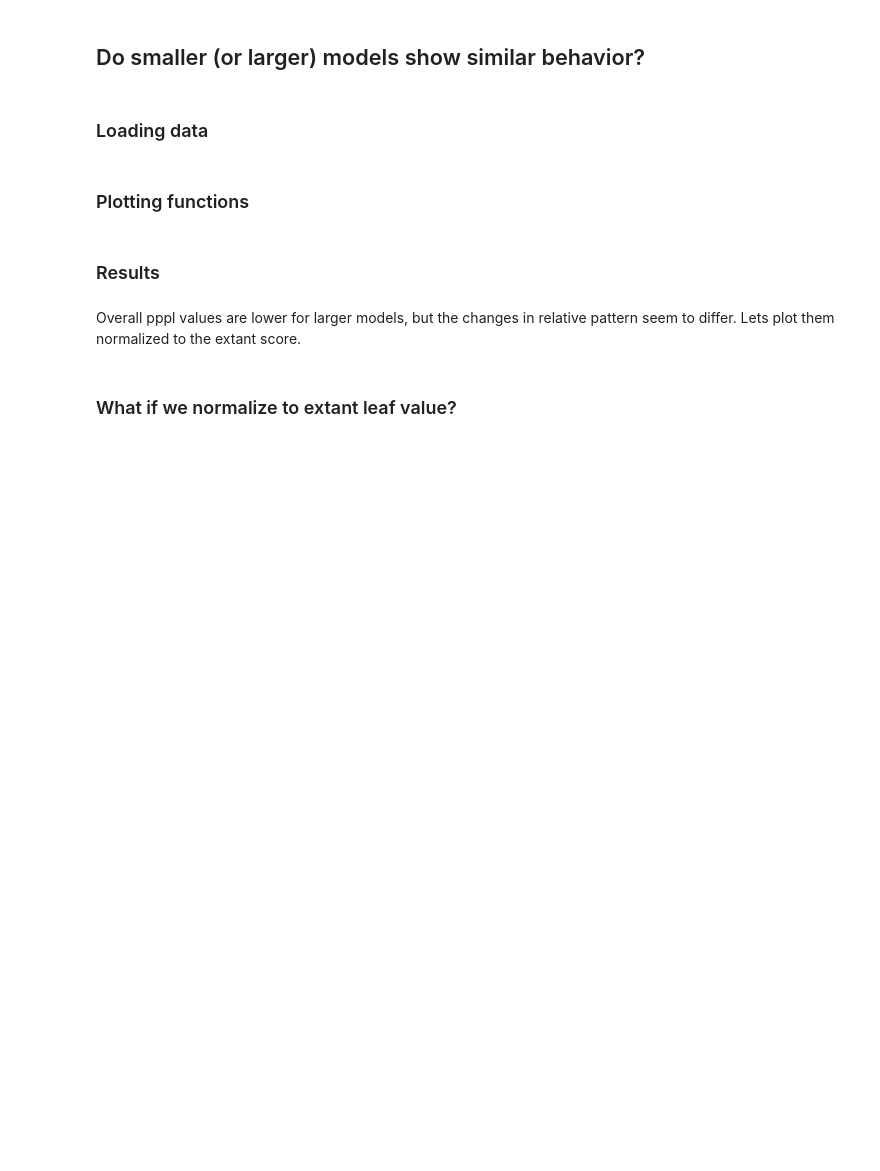
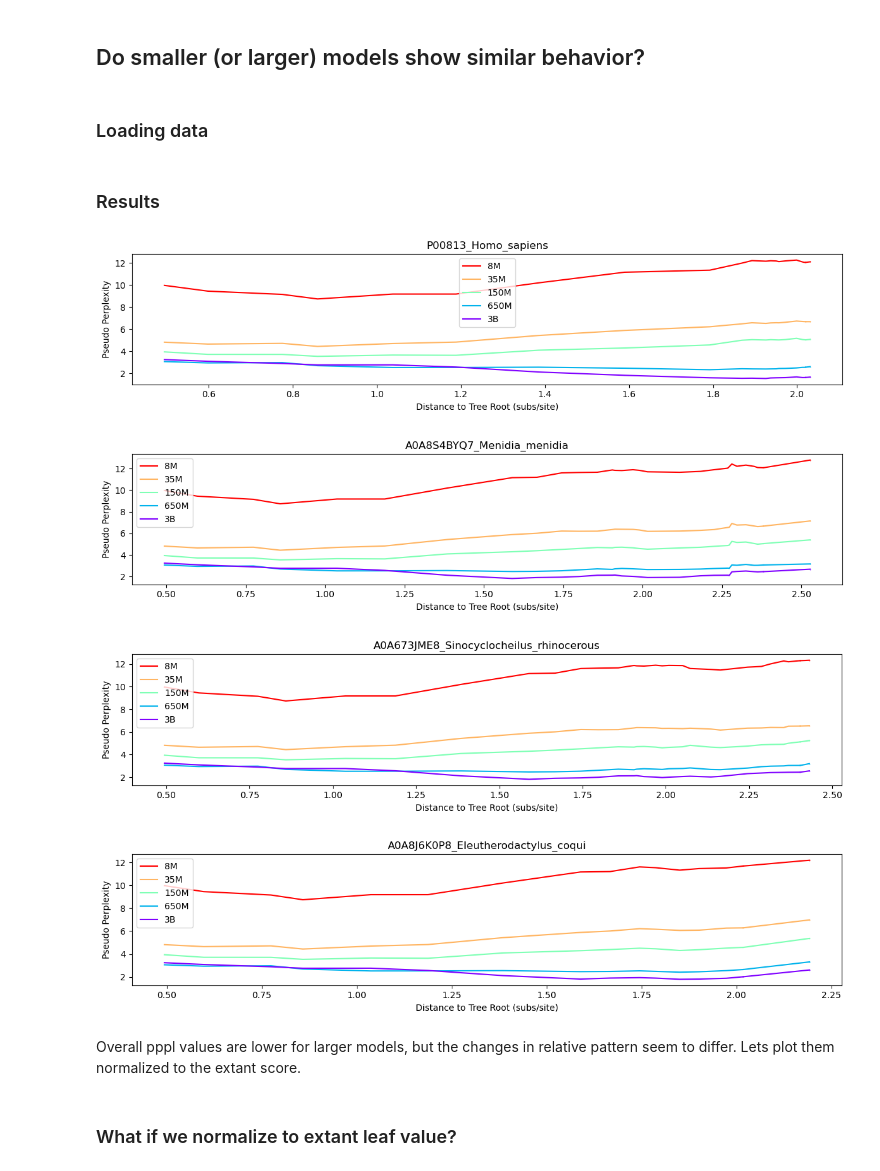
Before and after one commit to Arcadia-Science/2025-asr-plms, a Jupyter notebook: analyze_asr_esm2_complete.ipynb, the cells around one changed output. Cells and saved outputs as stored; diff of their text form; code cells hidden in the pictures; blank space fills up the shorter version.

```diff
--- a/analyze_asr_esm2_complete.ipynb
+++ b/analyze_asr_esm2_complete.ipynb
@@ -278,13 +206,8 @@ Perhaps suggests ESM2 is actually learning some evolutionary signal and knows th
 # %%
-small_model_scores = pd.read_csv('/Users/isabel/Documents/ASR/temp_asr_plm/all_ADA1_seqs_for_esm2_scoring_8M.csv')
-med_model_scores = pd.read_csv('/Users/isabel/Documents/ASR/temp_asr_plm/all_ADA1_seqs_for_esm2_scoring_35M.csv')
-large_model_scores = pd.read_csv('/Users/isabel/Documents/ASR/temp_asr_plm/all_ADA1_seqs_for_esm2_scoring_150M.csv')
-
-df1 = pd.read_csv('/Users/isabel/Documents/ASR/temp_asr_plm/human_remaining_3B.csv')
-df2 = pd.read_csv('/Users/isabel/Documents/ASR/temp_asr_plm/human_2more_3B.csv')
-df3 = pd.read_csv('/Users/isabel/Documents/ASR/temp_asr_plm/human_just3_3B.csv')
-df4 = pd.read_csv('/Users/isabel/Documents/ASR/temp_asr_plm/remaining_ADA1_3B.csv')
-huge_model_scores = pd.concat([df1, df2, df3, df4])
+small_model_scores = pd.read_csv('ADA1_all_esm2_scores_8M.csv')
+med_model_scores = pd.read_csv('ADA1_all_esm2_scores_35M.csv')
+large_model_scores = pd.read_csv('ADA1_all_esm2_scores_150M.csv')
+huge_model_scores = pd.read_csv('ADA1_all_esm2_scores_3B.csv')
 
 small_model_scores['ML prob'] = small_model_scores['sequence_id'].apply(lambda x: np.mean([max(x) for x in probs_dict[x]]) if x in probs_dict else np.nan)
 small_model_scores['bl_to_root'] = small_model_scores['sequence_id'].apply(lambda x: calc_branch_length_to_root_node(tree, x[4:]) if x.startswith('node') else calc_branch_length_to_root_leaf(tree, x))
@@ -297,5 +220,3 @@ large_model_scores['bl_to_root'] = large_model_scores['sequence_id'].apply(lambd
 
 huge_model_scores['ML prob'] = huge_model_scores['sequence_id'].apply(lambda x: np.mean([max(x) for x in probs_dict[x]]) if x in probs_dict else np.nan)
 huge_model_scores['bl_to_root'] = huge_model_scores['sequence_id'].apply(lambda x: calc_branch_length_to_root_node(tree, x[4:]) if x.startswith('node') else calc_branch_length_to_root_leaf(tree, x))
-# %% [markdown]
-### Plotting functions
@@ -367,12 +223,17 @@ def plot_multiple_evo_lines(score_dfs_leaves_labels, tree, normalize=True):
 # %% [markdown]
 ### Results
 # %%
+from data_processing import plot_multiple_evo_lines
+
 plot_multiple_evo_lines([(small_model_scores, 'P00813_Homo_sapiens', '8M'),(med_model_scores, 'P00813_Homo_sapiens', '35M'),(large_model_scores, 'P00813_Homo_sapiens', '150M'),(all_scores, 'P00813_Homo_sapiens', '650M'),(huge_model_scores, 'P00813_Homo_sapiens', '3B')], tree, normalize = False)
-#plot_multiple_evo_lines([(small_model_scores, 'A0A4U1F994_Monodon_monoceros', '8M'),(med_model_scores, 'A0A4U1F994_Monodon_monoceros', '35M'),(large_model_scores, 'A0A4U1F994_Monodon_monoceros', '150M'),(all_scores, 'A0A4U1F994_Monodon_monoceros', '650M'),(huge_model_scores, 'A0A4U1F994_Monodon_monoceros', '3B')], tree, normalize = False)
 plot_multiple_evo_lines([(small_model_scores, 'A0A8S4BYQ7_Menidia_menidia', '8M'),(med_model_scores, 'A0A8S4BYQ7_Menidia_menidia', '35M'),(large_model_scores, 'A0A8S4BYQ7_Menidia_menidia', '150M'),(all_scores, 'A0A8S4BYQ7_Menidia_menidia', '650M'),(huge_model_scores, 'A0A8S4BYQ7_Menidia_menidia', '3B')], tree, normalize = False)
 plot_multiple_evo_lines([(small_model_scores, 'A0A673JME8_Sinocyclocheilus_rhinocerous', '8M'),(med_model_scores, 'A0A673JME8_Sinocyclocheilus_rhinocerous', '35M'),(large_model_scores, 'A0A673JME8_Sinocyclocheilus_rhinocerous', '150M'),(all_scores, 'A0A673JME8_Sinocyclocheilus_rhinocerous', '650M'),(huge_model_scores, 'A0A673JME8_Sinocyclocheilus_rhinocerous', '3B')], tree, normalize = False)
-#plot_multiple_evo_lines([(small_model_scores, 'A0A8J6K0P8_Eleutherodactylus_coqui', '8M'),(med_model_scores, 'A0A8J6K0P8_Eleutherodactylus_coqui', '35M'),(large_model_scores, 'A0A8J6K0P8_Eleutherodactylus_coqui', '150M'),(all_scores, 'A0A8J6K0P8_Eleutherodactylus_coqui', '650M'),(huge_model_scores, 'A0A8J6K0P8_Eleutherodactylus_coqui', '3B')], tree, normalize = False)
-#plot_multiple_evo_lines([(small_model_scores, 'A0A7L3PJ11_Xiphorhynchus_elegans', '8M'),(med_model_scores, 'A0A7L3PJ11_Xiphorhynchus_elegans', '35M'),(large_model_scores, 'A0A7L3PJ11_Xiphorhynchus_elegans', '150M'),(all_scores, 'A0A7L3PJ11_Xiphorhynchus_elegans', '650M'),(huge_model_scores, 'A0A7L3PJ11_Xiphorhynchus_elegans', '3B')], tree, normalize = False)
+plot_multiple_evo_lines([(small_model_scores, 'A0A8J6K0P8_Eleutherodactylus_coqui', '8M'),(med_model_scores, 'A0A8J6K0P8_Eleutherodactylus_coqui', '35M'),(large_model_scores, 'A0A8J6K0P8_Eleutherodactylus_coqui', '150M'),(all_scores, 'A0A8J6K0P8_Eleutherodactylus_coqui', '650M'),(huge_model_scores, 'A0A8J6K0P8_Eleutherodactylus_coqui', '3B')], tree, normalize = False)
+# %% [output]
+[figure, added]
+[figure, added]
+[figure, added]
+[figure, added]
 # %% [markdown]
 Overall pppl values are lower for larger models, but the changes in relative pattern seem to differ.  Lets plot them normalized to the extant score.
 # %% [markdown]
```
Also changed, not shown: parts of 67 cells of this notebook.
